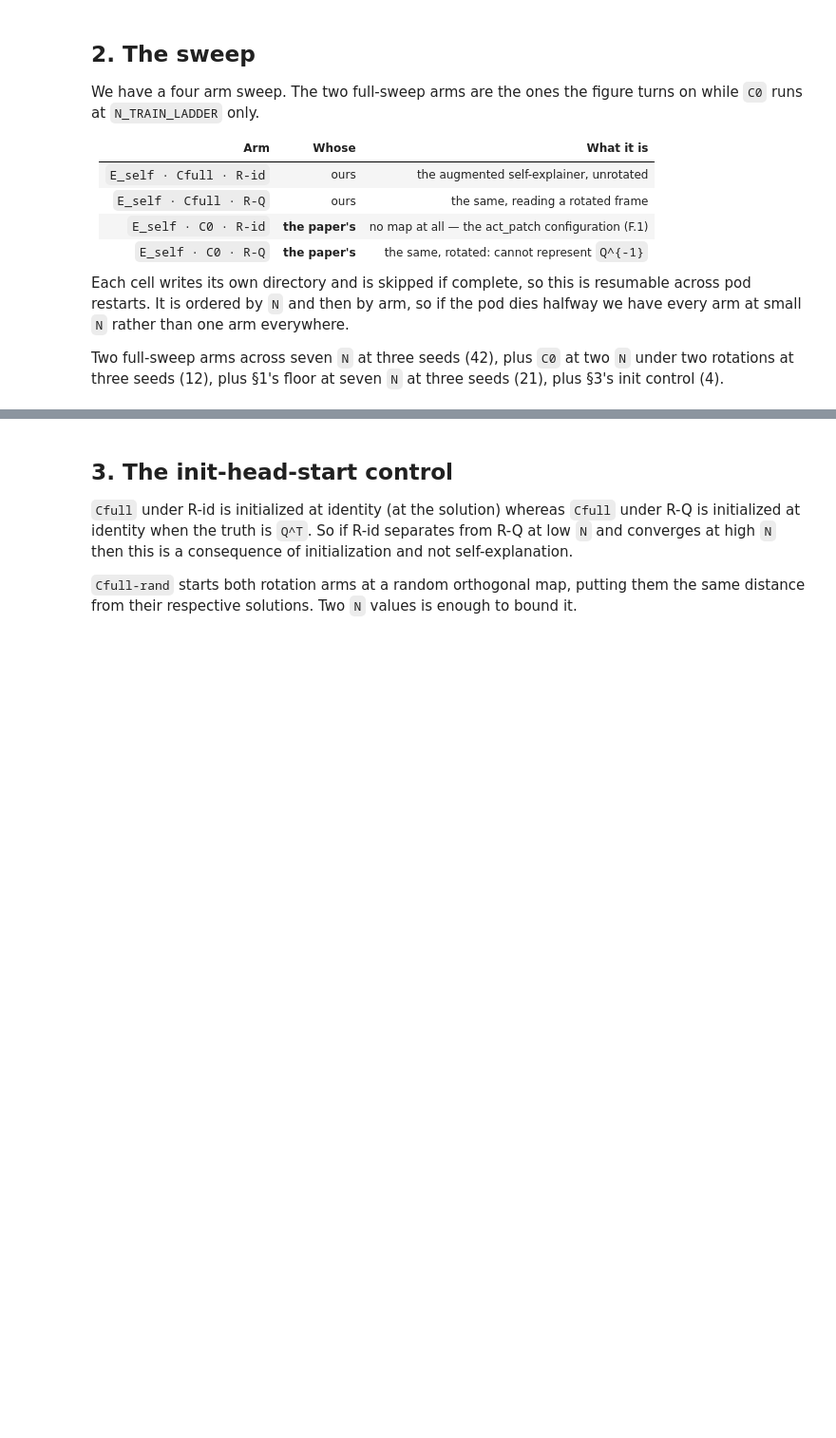
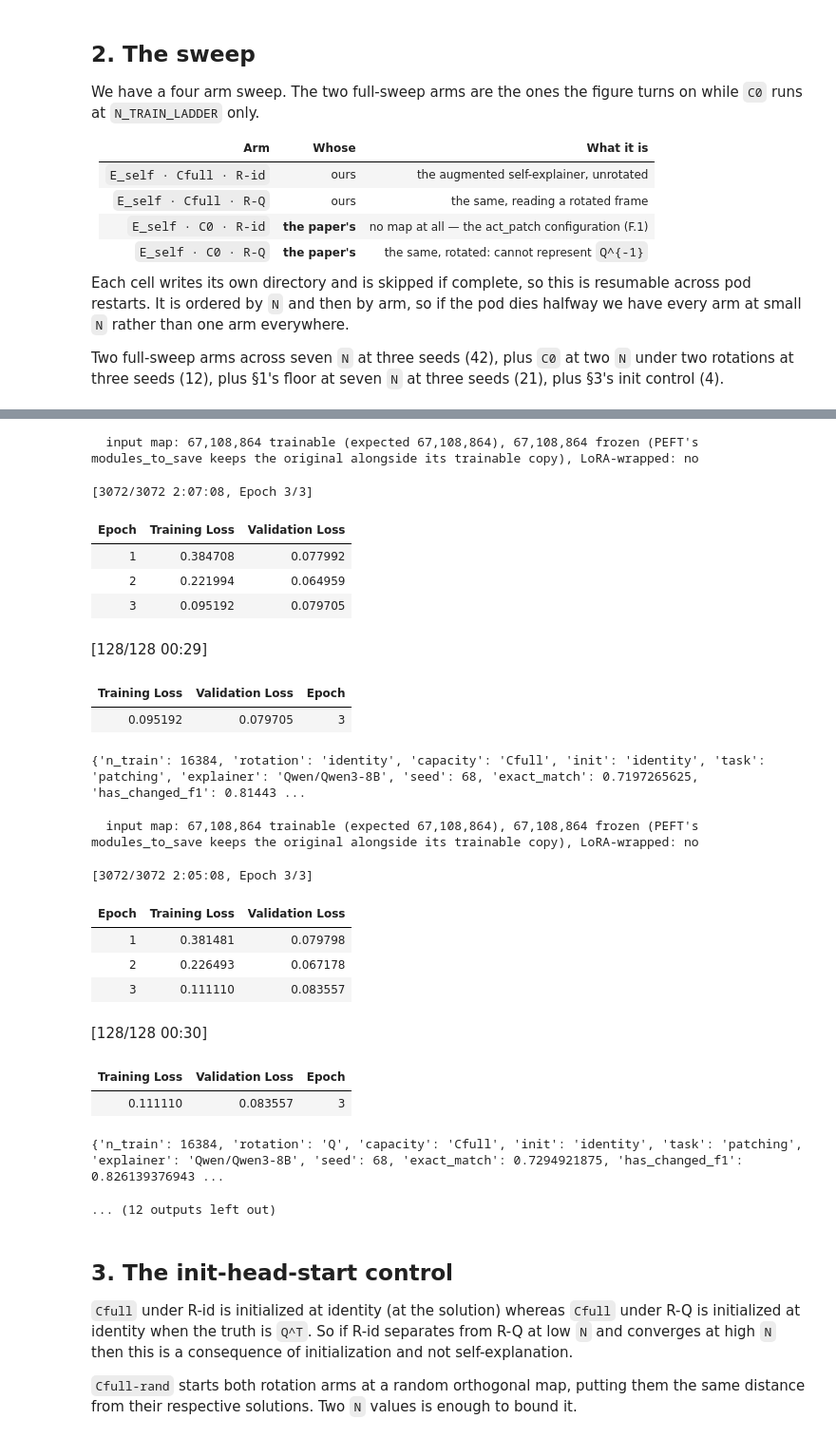
Before and after one commit to oakleafwarrior/self_explainer, a Jupyter notebook: notebooks/NB03_core_sweep.ipynb, the cells around one changed output, grey strips where cells are left out. Shown at 95% size. Cells and saved outputs as stored; diff of their text form; code cells hidden in the pictures; blank space fills up the shorter version.

```diff
--- a/notebooks/NB03_core_sweep.ipynb
+++ b/notebooks/NB03_core_sweep.ipynb
@@ -316,6 +351,34 @@ core.groupby(["label", "n_train"]).exact_match.agg(["mean", "min", "max", "count
 |  | 4096 | 0.593 | 0.580 | 0.607 | 3 |
 |  | 8192 | 0.660 | 0.651 | 0.666 | 3 |
 |  | 16384 | 0.708 | 0.708 | 0.708 | 1 |
+# %%
+for seed in (68, 69):
+      for rot in ("identity", "Q"):
+          kw = dict(tokenizer=tokenizer, dataset=datasets[rot], seed=seed)
+          S.run_training(16384, rot, "Cfull", "identity", **kw)
+          print(S.eval_run(16384, rot, "Cfull", "identity", **kw))
+# %% [output]
+  input map: 67,108,864 trainable (expected 67,108,864), 67,108,864 frozen (PEFT's modules_to_save keeps the original alongside its trainable copy), LoRA-wrapped: no
+[3072/3072 2:07:08, Epoch 3/3]
+| Epoch | Training Loss | Validation Loss |
+| 1 | 0.384708 | 0.077992 |
+| 2 | 0.221994 | 0.064959 |
+| 3 | 0.095192 | 0.079705 |
+[128/128 00:29]
+| Training Loss | Validation Loss | Epoch |
+| 0.095192 | 0.079705 | 3 |
+{'n_train': 16384, 'rotation': 'identity', 'capacity': 'Cfull', 'init': 'identity', 'task': 'patching', 'explainer': 'Qwen/Qwen3-8B', 'seed': 68, 'exact_match': 0.7197265625, 'has_changed_f1': 0.81443 ...
+  input map: 67,108,864 trainable (expected 67,108,864), 67,108,864 frozen (PEFT's modules_to_save keeps the original alongside its trainable copy), LoRA-wrapped: no
+[3072/3072 2:05:08, Epoch 3/3]
+| Epoch | Training Loss | Validation Loss |
+| 1 | 0.381481 | 0.079798 |
+| 2 | 0.226493 | 0.067178 |
+| 3 | 0.111110 | 0.083557 |
+[128/128 00:30]
+| Training Loss | Validation Loss | Epoch |
+| 0.111110 | 0.083557 | 3 |
+{'n_train': 16384, 'rotation': 'Q', 'capacity': 'Cfull', 'init': 'identity', 'task': 'patching', 'explainer': 'Qwen/Qwen3-8B', 'seed': 68, 'exact_match': 0.7294921875, 'has_changed_f1': 0.826139376943 ...
+... (12 outputs left out)
 # %% [markdown]
 ## 3. The init-head-start control
 
```
Also changed, not shown: parts of 8 cells of this notebook, 3 other files.
